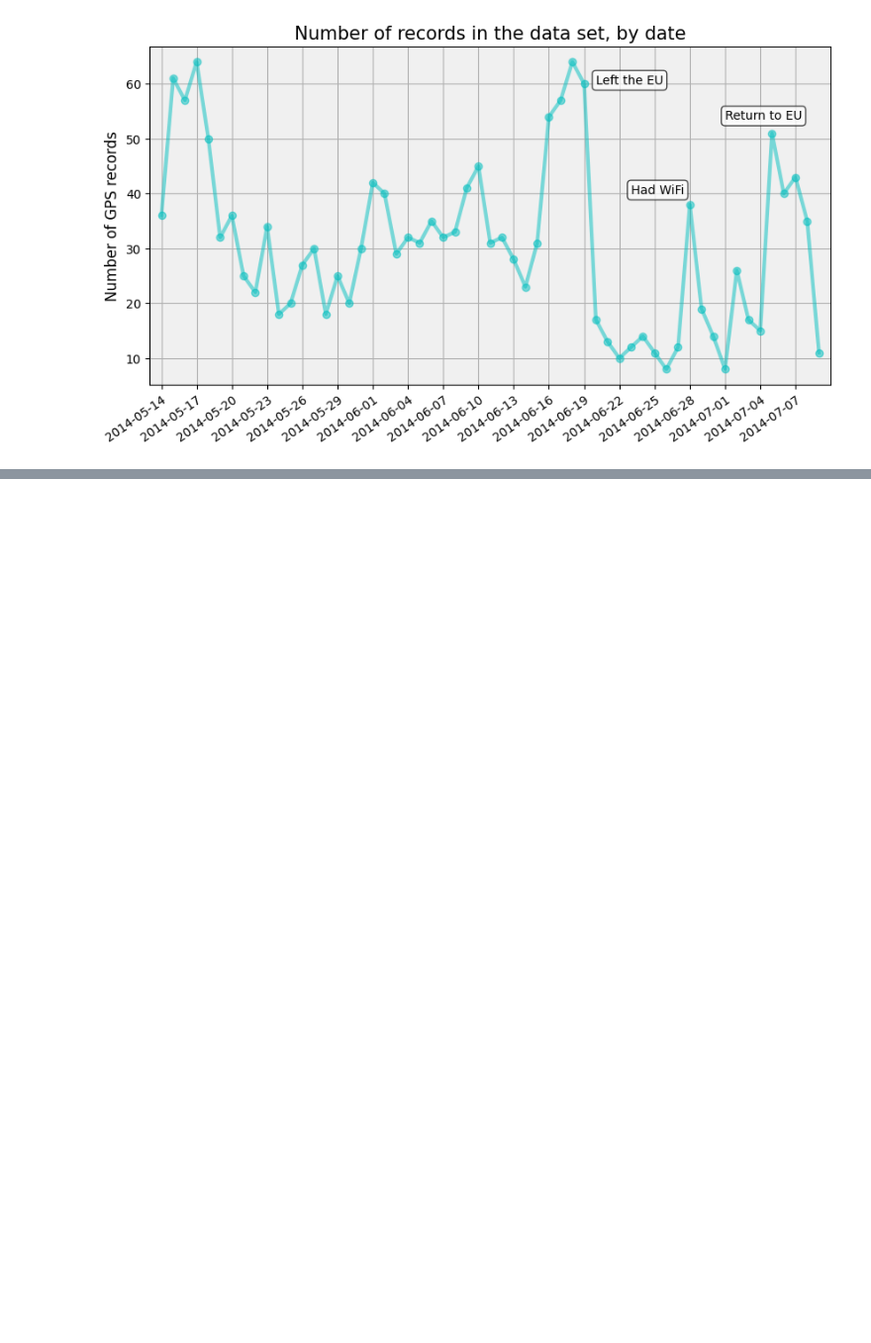
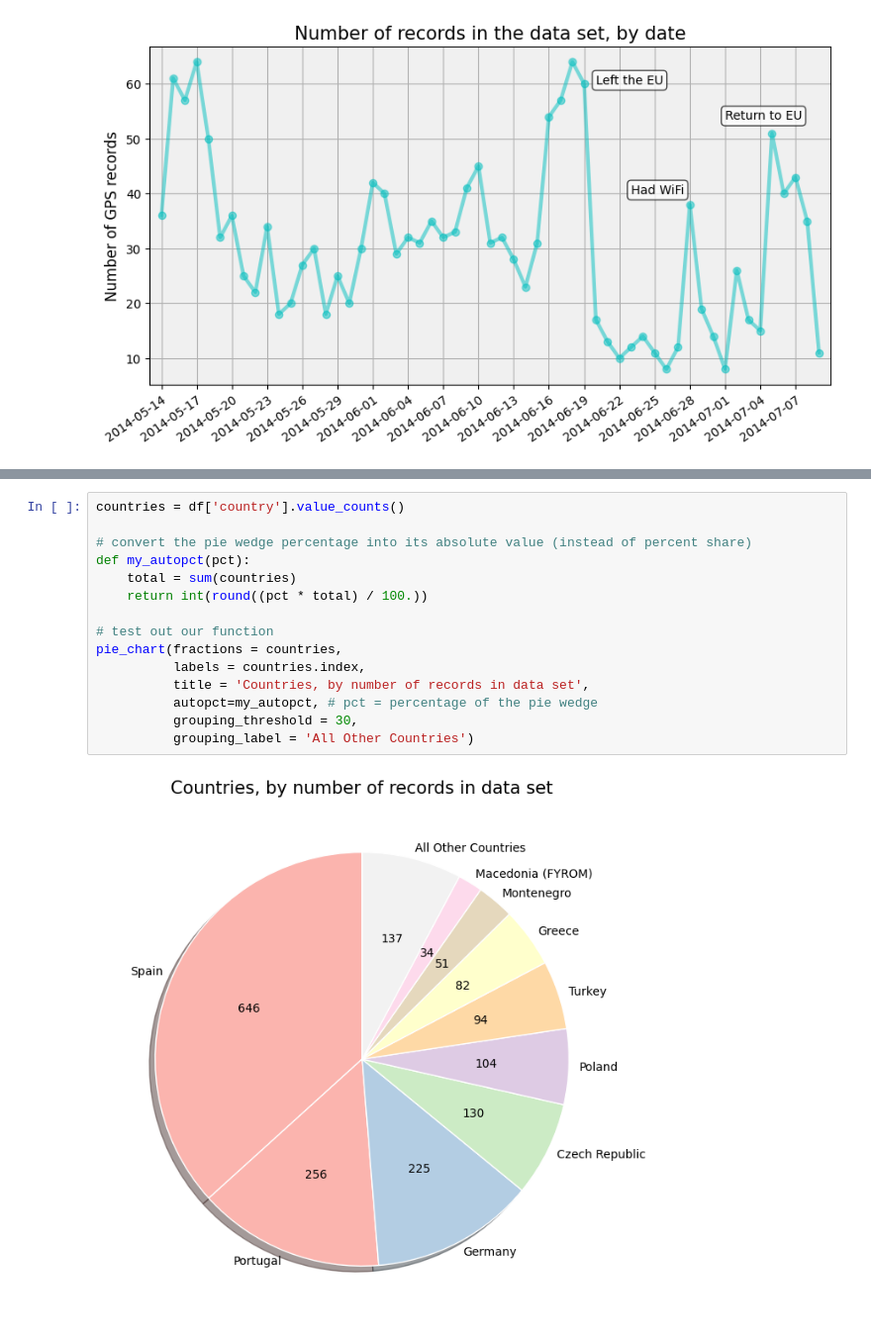
Before and after one commit to S4vi0r17/no-se, a Jupyter notebook: Iot-lab03/app.ipynb, the cells around one changed output, grey strips where cells are left out. Shown at 99% size. Saved outputs shown, nothing was run; the diff lists cells and outputs as text; blank space fills up the shorter version.

```diff
--- a/Iot-lab03/app.ipynb
+++ b/Iot-lab03/app.ipynb
@@ -775,0 +962,17 @@ plt.show()
+# %%
+countries = df['country'].value_counts()
+
+# convert the pie wedge percentage into its absolute value (instead of percent share)
+def my_autopct(pct):
+    total = sum(countries)
+    return int(round((pct * total) / 100.))
+
+# test out our function
+pie_chart(fractions = countries,
+          labels = countries.index,
+          title = 'Countries, by number of records in data set',
+          autopct=my_autopct, # pct = percentage of the pie wedge
+          grouping_threshold = 30,
+          grouping_label = 'All Other Countries')
+# %% [output]
+[figure, added]
```
Also changed, not shown: parts of 9 cells of this notebook, 2 other files.
